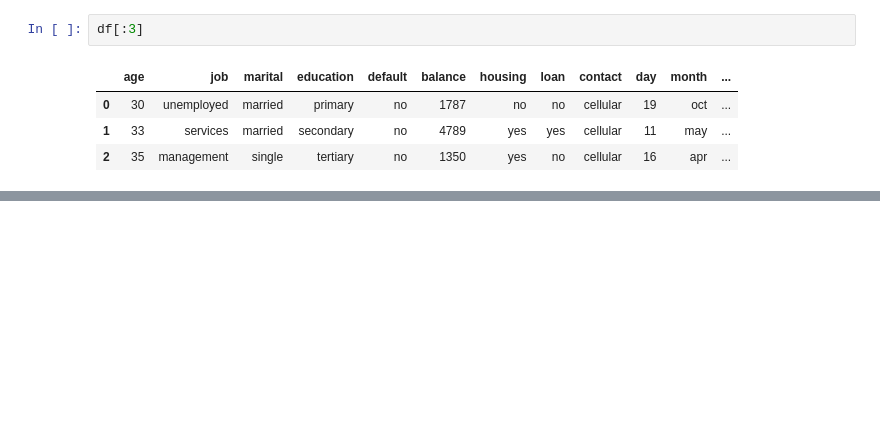
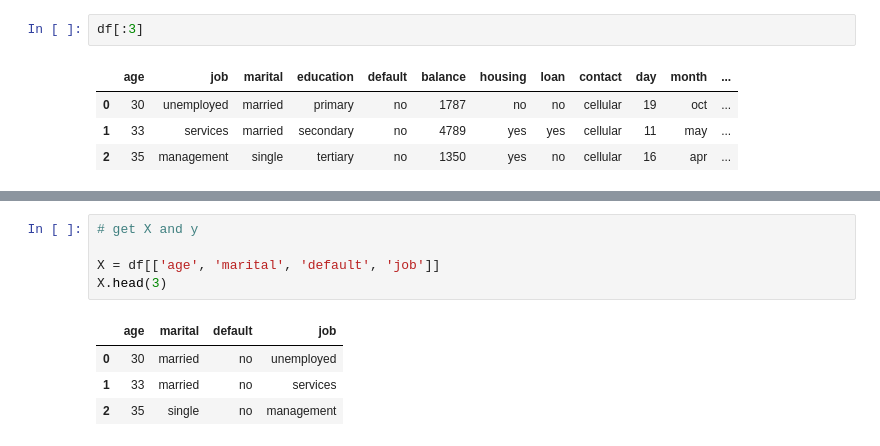
Before and after one commit to pNatTueku/ml_learning_with_ajprasertcbs, a Jupyter notebook: notebooks/onehot_encoder_in_pipline.ipynb, the cells around one changed output, grey strips where cells are left out. Cells and saved outputs as stored; diff of their text form; blank space fills up the shorter version.

```diff
--- a/notebooks/onehot_encoder_in_pipline.ipynb
+++ b/notebooks/onehot_encoder_in_pipline.ipynb
@@ -152,0 +316,10 @@ df[:3]
+# %%
+# get X and y
+
+X = df[['age', 'marital', 'default', 'job']]
+X.head(3)
+# %% [output]
+|  | age | marital | default | job |
+| 0 | 30 | married | no | unemployed |
+| 1 | 33 | married | no | services |
+| 2 | 35 | single | no | management |
```
Also changed, not shown: parts of 42 cells of this notebook, 1 other file.
